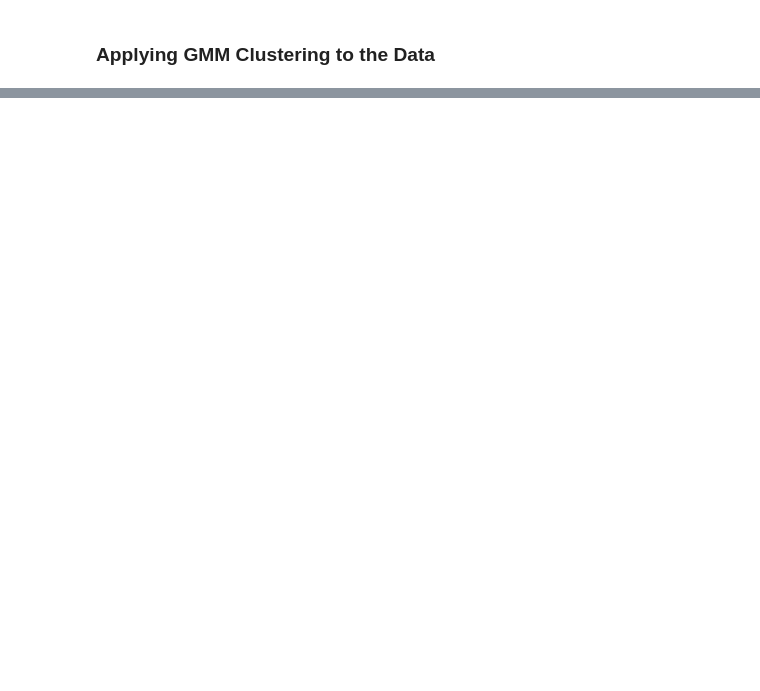
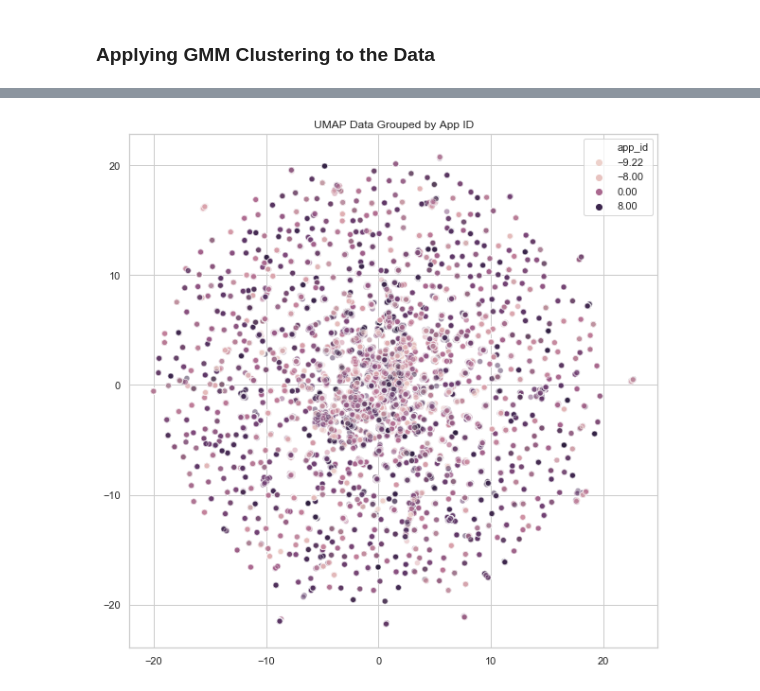
Before and after one commit to jhl126/Talking-Data-User-Demographics, a Jupyter notebook: Final Capstone Clustering.ipynb, the cells around one changed output, grey strips where cells are left out. Saved outputs shown, nothing was run; the diff lists cells and outputs as text; code cells hidden in the pictures; blank space fills up the shorter version.

```diff
--- a/Final Capstone Clustering.ipynb
+++ b/Final Capstone Clustering.ipynb
@@ -286,0 +296,6 @@ plt.show()
+# %%
+sns.scatterplot(X_umap[:, 0], X_umap[:, 1], hue=final_df["app_id"], alpha=0.5)
+plt.title("UMAP Data Grouped by App ID")
+plt.show()
+# %% [output]
+[figure, added]
```
Also changed, not shown: parts of 20 cells of this notebook.
